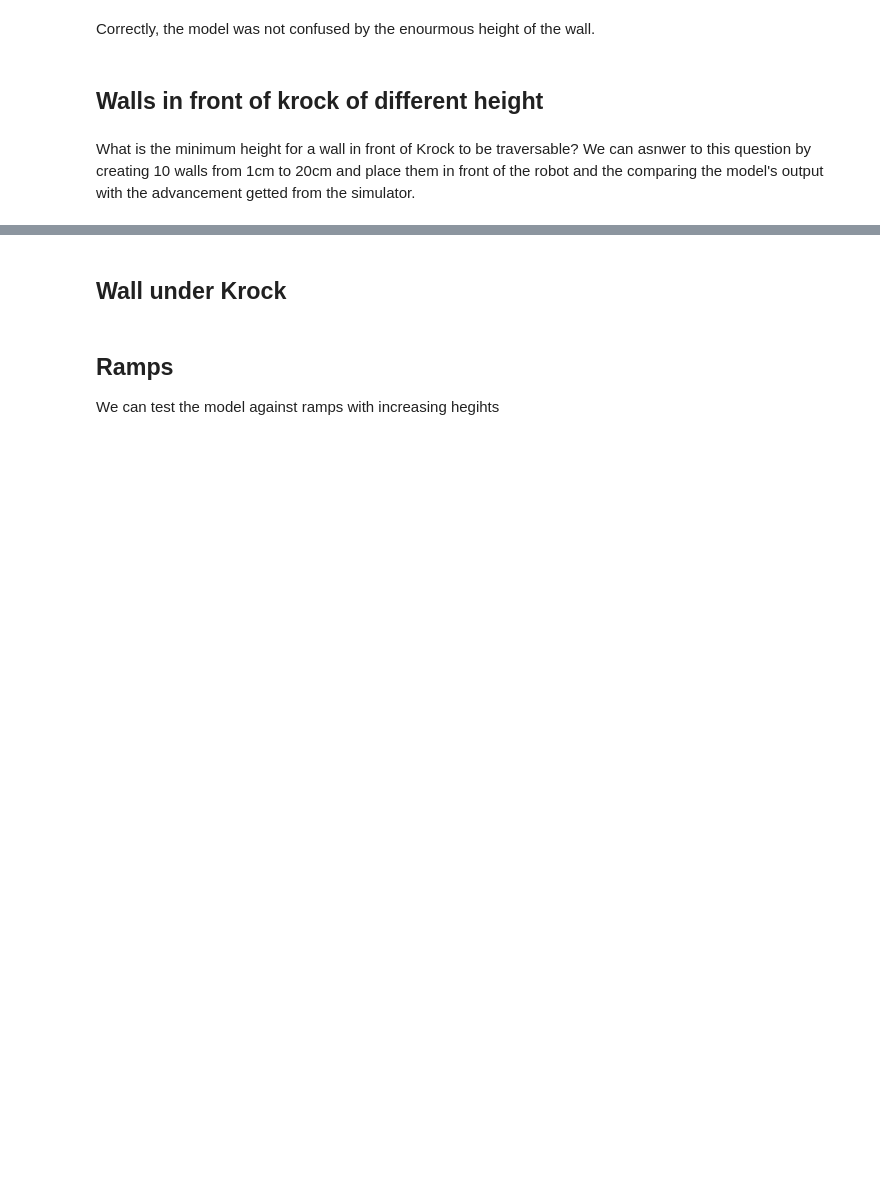
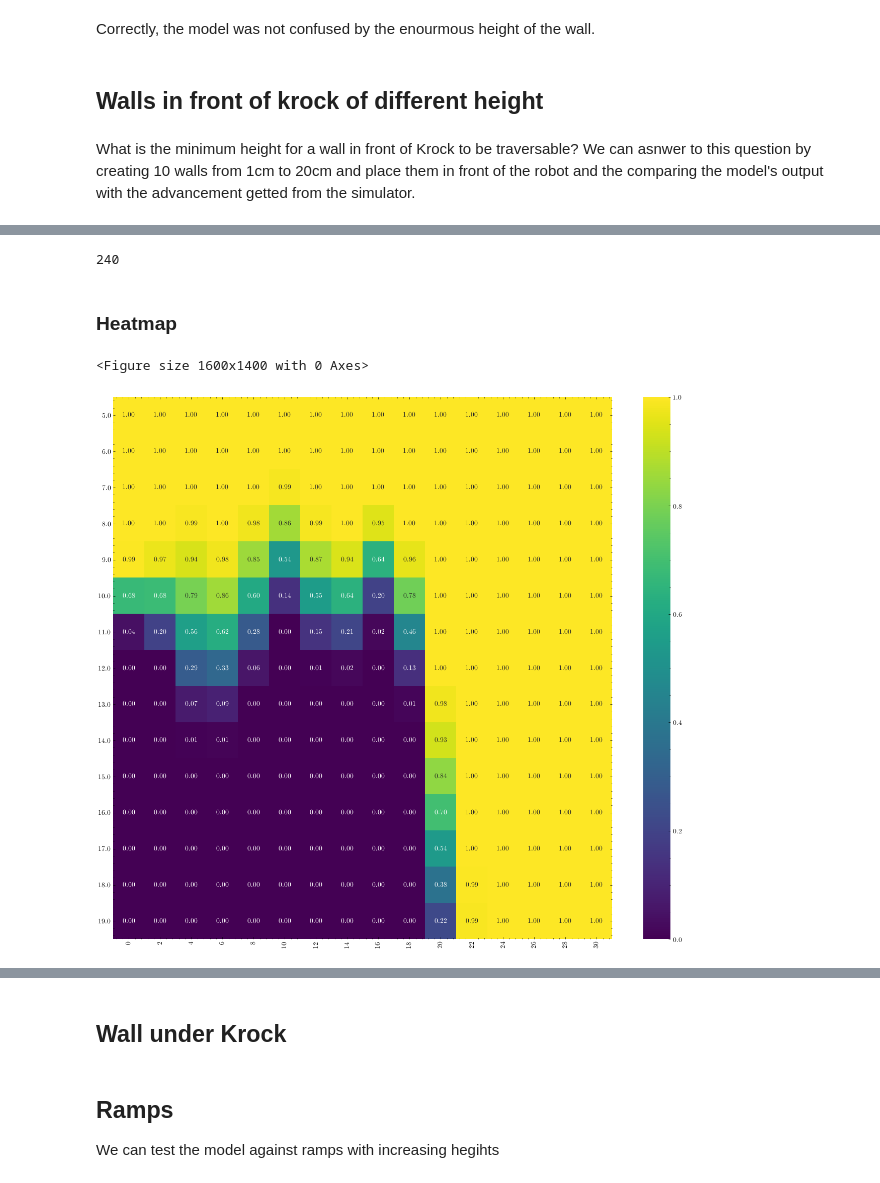
Before and after one commit to FrancescoSaverioZuppichini/Master-Thesis, a Jupyter notebook: core/interpretability-dataset.ipynb, the cells around one changed output, grey strips where cells are left out. Drawn from its saved outputs; the diff is of its cells as text; code cells hidden in the pictures; blank space fills up the shorter version.

Commit message:
Chapter 5: custom patches
heights vs distance wall

```diff
--- a/core/interpretability-dataset.ipynb
+++ b/core/interpretability-dataset.ipynb
@@ -185,14 +160,14 @@ The most trival way to correctly test the model is to place different walls in f
 out_dir = '/home/francesco/Documents/Master-Thesis/papers/Thesis/img/5/custom_patches/walls_front'
 # %%
 patch_shape = KrockPatchExtractStrategy.patch_shape(MAX_ADVANCEMENT)
-
+size = 8
 res = 0.02
 krock_body = 0.85 // res
-surely_in_front_of_krock = int(krock_body + 8) # the head is at 14cm (7px) from the krock's pose
+surely_in_front_of_krock = int(krock_body) + 9  # head is at 14cm (7px) from the krock's pose
 
 steps = np.arange(1, patch_shape[0] - surely_in_front_of_krock)
 offsets = steps + surely_in_front_of_krock
 offsets = patch_shape[1] - offsets # offset are defined from the rigth side
 offsets = np.linspace(offsets[-1], offsets[0], len(offsets) * 2)
 
-offsets
+offsets = np.unique(offsets.astype(np.int))
@@ -328,0 +245,18 @@ answer[20].plot2d()
+# %%
+out_dir = '/home/francesco/Documents/Master-Thesis/papers/Thesis/img/5/custom_patches/walls_heights/'
+# %%
+heights = np.arange(5, 20) / 100 # 5cm to 20cm
+offsets_rev = offsets[10:][::-1] # from 0 to 30 cm from Krock
+combinations = [(h,o) for h in heights for o in offsets_rev]
+
+patches = [WallPatch(patch_shape, strength=h, back=False, offset=o, size=size)()
+         for (h,o) in combinations]
+# %%
+answer, explanation = get_answers_from_patches(patches)
+explanation.df['height'] = [h for (h,o) in combinations]
+explanation.df['offset'] = [o for (h,o) in combinations]
+distance =  get_distance(offsets_rev)
+
+explanation.df.to_csv(out_dir + '/predictions.csv')
+# %% [output]
+240
@@ -328,0 +270,19 @@ answer[20].plot2d()
+# %% [markdown]
+### Heatmap
+# %%
+pred_reshape = explanation.df['out_1'].values.reshape(len(heights), len(offsets_rev))
+matplotlib.rcParams['figure.figsize'] = (16,14)
+
+fig = plt.figure()
+ax = sns.heatmap(pred_reshape, annot=explanation.df['out_1'].values.reshape(len(heights), len(offsets_rev)),
+                 cmap='viridis',
+                 fmt='.2f',
+                 )
+ax.set_yticklabels(['{:.1f}'.format(h * 100) for h in heights], rotation=0)
+ax.set_xticklabels([int(d) for d in  distance],  rotation=90)
+
+plt.show()
+fig.savefig(out_dir + '/walls_heights.png')
+# %% [output]
+<Figure size 1600x1400 with 0 Axes>
+[figure, added]
```
Also changed, not shown: parts of 41 cells of this notebook, 11 other files.
